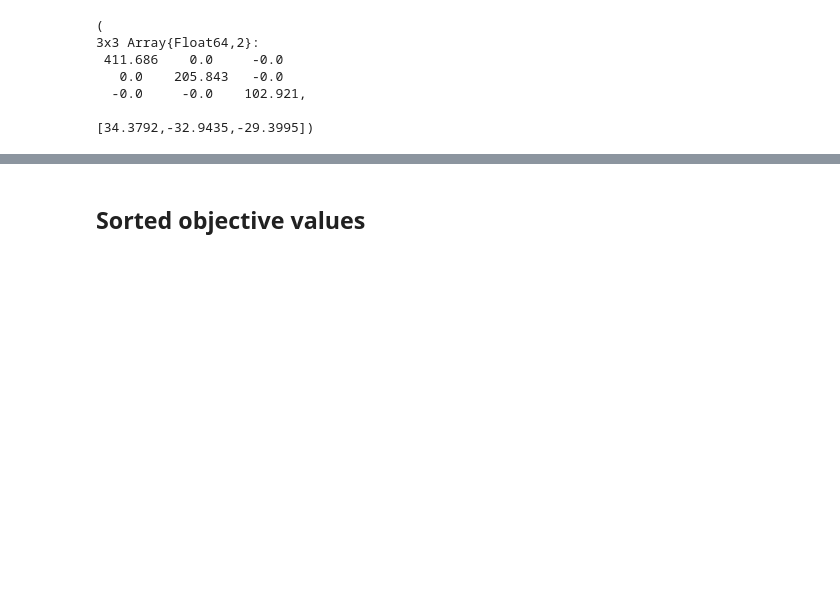
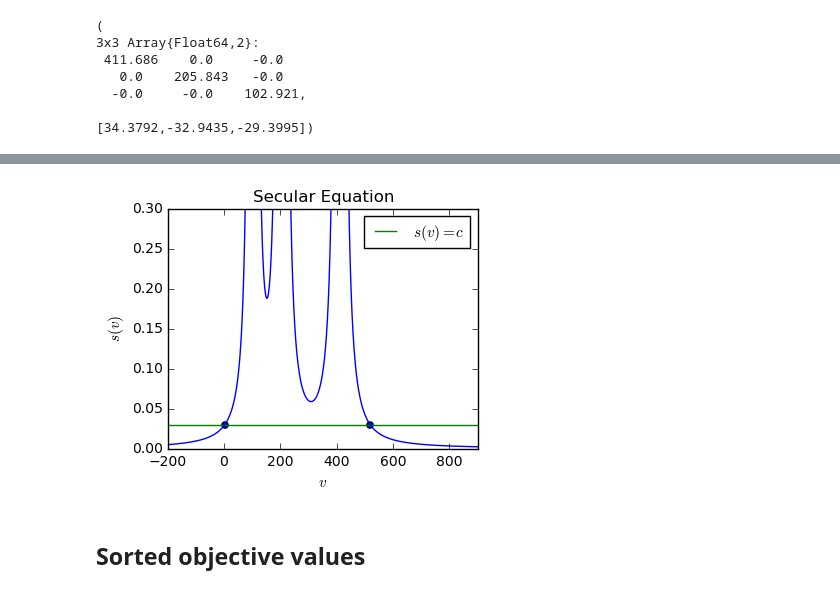
Before and after one commit to kersulis/TemporalInstanton.jl, a Jupyter notebook: nbs/2015-03-28 Generating Paper Figures.ipynb, the cells around one changed output, grey strips where cells are left out. Cells and saved outputs as stored; diff of their text form; code cells hidden in the pictures; blank space fills up the shorter version.

```diff
--- a/nbs/2015-03-28 Generating Paper Figures.ipynb
+++ b/nbs/2015-03-28 Generating Paper Figures.ipynb
@@ -127,3 +128,27 @@ savefig("../images/secular.pdf")
+# %%
+f = figure(figsize=(4,3))
+c = 0.03
+poles = sort(unique(round(diag(Bhat),10)))
+
+solutions,vectors = solve_secular(Bhat,bhat/2,c)
+
+v_vals = linspace(minimum(poles)-8*minimum(poles),maximum(poles) + 4*maximum(poles),10000)
+s_vals = [(find_w(i,Bhat,bhat/2)'*find_w(i,Bhat,bhat/2))[1] for i in v_vals]
+plot([v_vals[1],v_vals[end]],[c,c],"g")
+hold = true
+plot(v_vals,s_vals,"b")
+scatter(solutions,c*ones(length(solutions)))
+legend([L"s(v) = c"],fontsize=11)
+title("Secular Equation",fontsize=12)
+xlabel(L"v",fontsize=11)
+ylabel(L"s(v)",fontsize=11)
+axis([-200,900,0,0.3])
+xticks(fontsize=10)
+yticks(fontsize=10)
+
+savefig("../images/2015-06-25-secular2.png",dpi=600,bbox_inches="tight")
+# %% [output]
+[figure, added]
 # %% [markdown]
 ## Sorted objective values
 # %%
```
Also changed, not shown: parts of 1 cell of this notebook, 6 other files.
